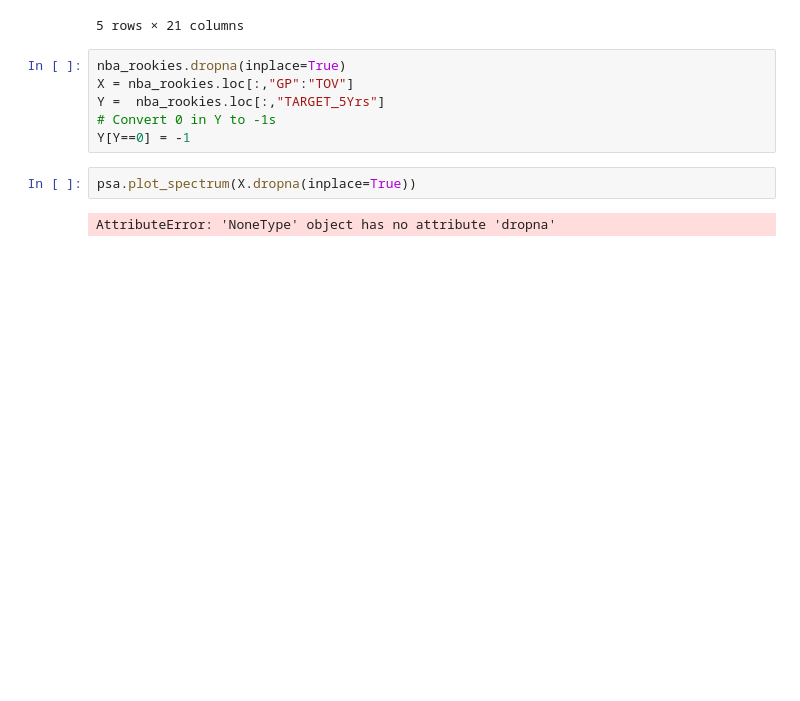
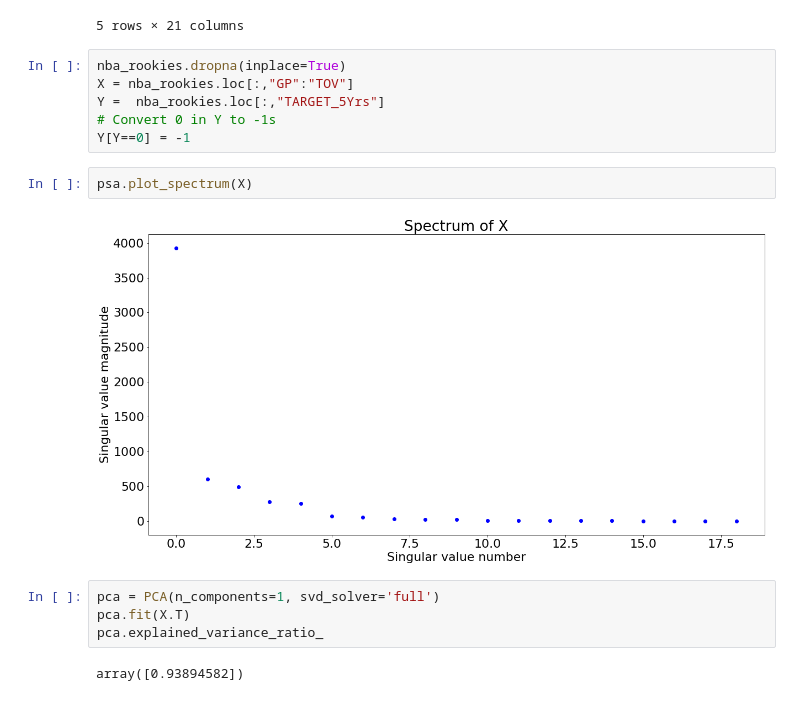
Before and after one commit to RobertoBarrosoLuque/InterpretableDimRed, a Jupyter notebook: InterpretableDimRed/Notebooks/PCA_experiments.ipynb, the cells around one changed output. Cells and saved outputs as stored; diff of their text form; blank space fills up the shorter version.

```diff
--- a/InterpretableDimRed/Notebooks/PCA_experiments.ipynb
+++ b/InterpretableDimRed/Notebooks/PCA_experiments.ipynb
@@ -178,6 +178,12 @@ Y =  nba_rookies.loc[:,"TARGET_5Yrs"]
 # Convert 0 in Y to -1s
 Y[Y==0] = -1
 # %%
-psa.plot_spectrum(X.dropna(inplace=True))
+psa.plot_spectrum(X)
 # %% [output]
-AttributeError: 'NoneType' object has no attribute 'dropna'
+[figure, added]
+# %%
+pca = PCA(n_components=1, svd_solver='full')
+pca.fit(X.T)
+pca.explained_variance_ratio_
+# %% [output]
+array([0.93894582])
```
Also changed, not shown: parts of 2 cells of this notebook.
